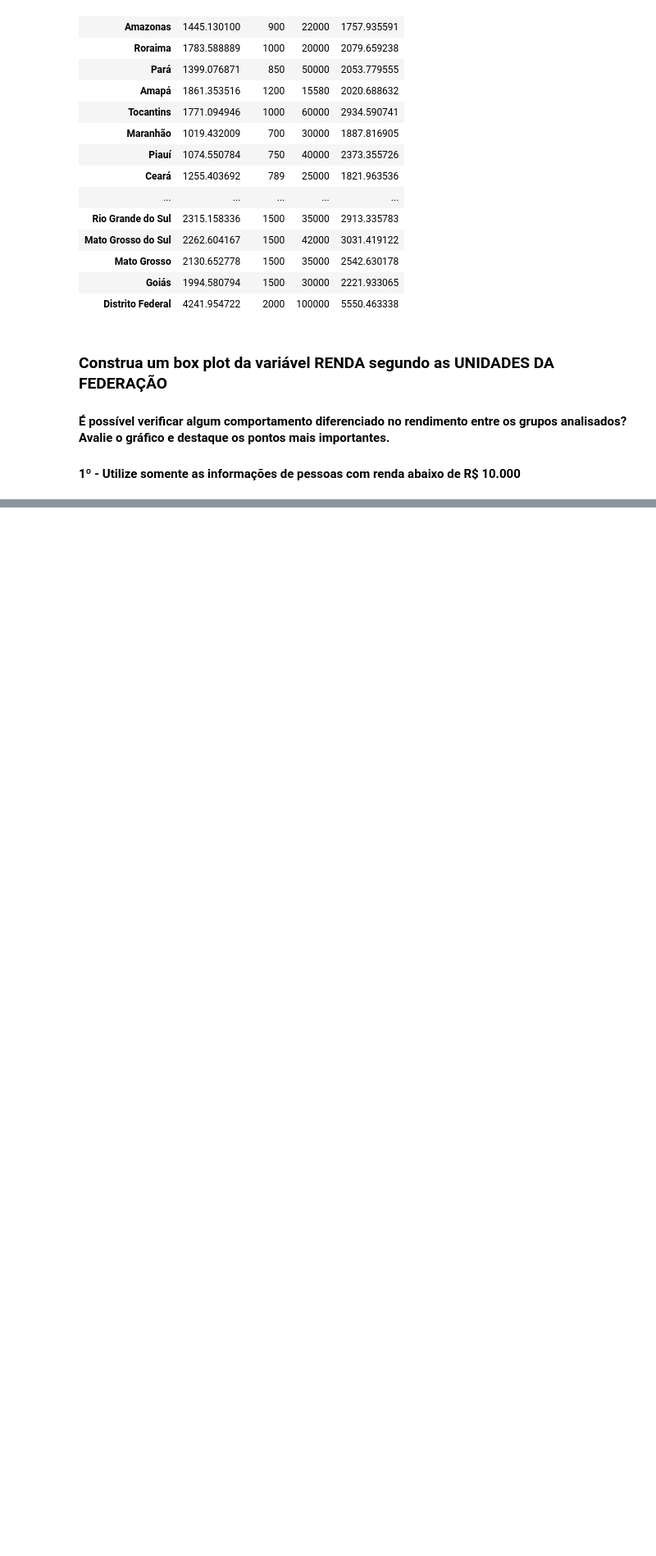
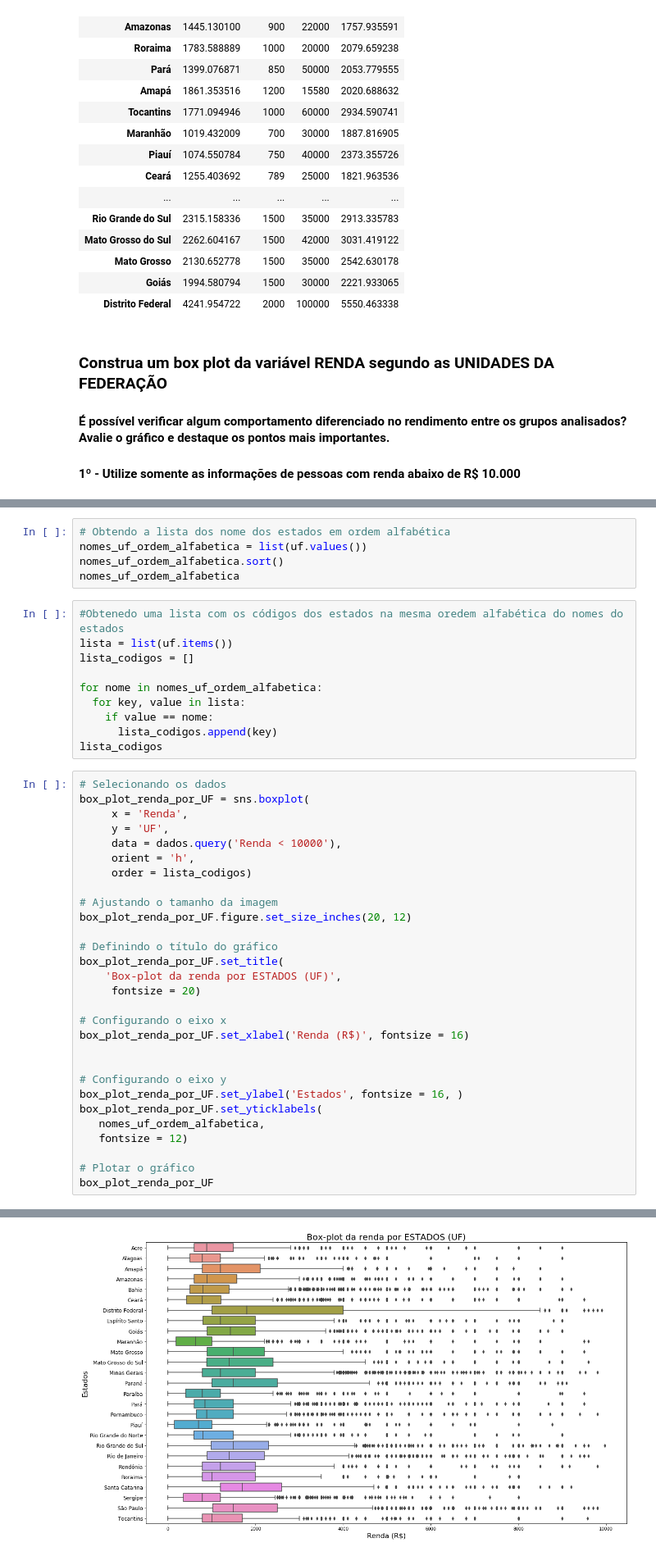
Before and after one commit to ViniViniAntunes/Analise-descritiva-PNAD-2015, a Jupyter notebook: Análise_Descritiva.ipynb, the cells around one changed output, grey strips where cells are left out. Shown at 82% size. Drawn from its saved outputs; the diff is of its cells as text; blank space fills up the shorter version.

```diff
--- a/Análise_Descritiva.ipynb
+++ b/Análise_Descritiva.ipynb
@@ -769,0 +819,45 @@ box_plot_renda_por_UF
+# %%
+# Obtendo a lista dos nome dos estados em ordem alfabética
+nomes_uf_ordem_alfabetica = list(uf.values())
+nomes_uf_ordem_alfabetica.sort()
+nomes_uf_ordem_alfabetica
+# %%
+#Obtenedo uma lista com os códigos dos estados na mesma oredem alfabética do nomes do estados
+lista = list(uf.items())
+lista_codigos = []
+
+for nome in nomes_uf_ordem_alfabetica:
+  for key, value in lista:
+    if value == nome:
+      lista_codigos.append(key)
+lista_codigos
+# %%
+# Selecionando os dados
+box_plot_renda_por_UF = sns.boxplot(
+     x = 'Renda',
+     y = 'UF',
+     data = dados.query('Renda < 10000'),
+     orient = 'h',
+     order = lista_codigos)
+
+# Ajustando o tamanho da imagem
+box_plot_renda_por_UF.figure.set_size_inches(20, 12)
+
+# Definindo o título do gráfico
+box_plot_renda_por_UF.set_title(
+    'Box-plot da renda por ESTADOS (UF)',
+     fontsize = 20)
+
+# Configurando o eixo x
+box_plot_renda_por_UF.set_xlabel('Renda (R$)', fontsize = 16)
+
+
+# Configurando o eixo y
+box_plot_renda_por_UF.set_ylabel('Estados', fontsize = 16, )
+box_plot_renda_por_UF.set_yticklabels(
+   nomes_uf_ordem_alfabetica,
+   fontsize = 12)
+
+# Plotar o gráfico
+box_plot_renda_por_UF
+# %% [output]
@@ -769,0 +865 @@ box_plot_renda_por_UF
+[figure, added]
```
Also changed, not shown: parts of 8 cells of this notebook.
